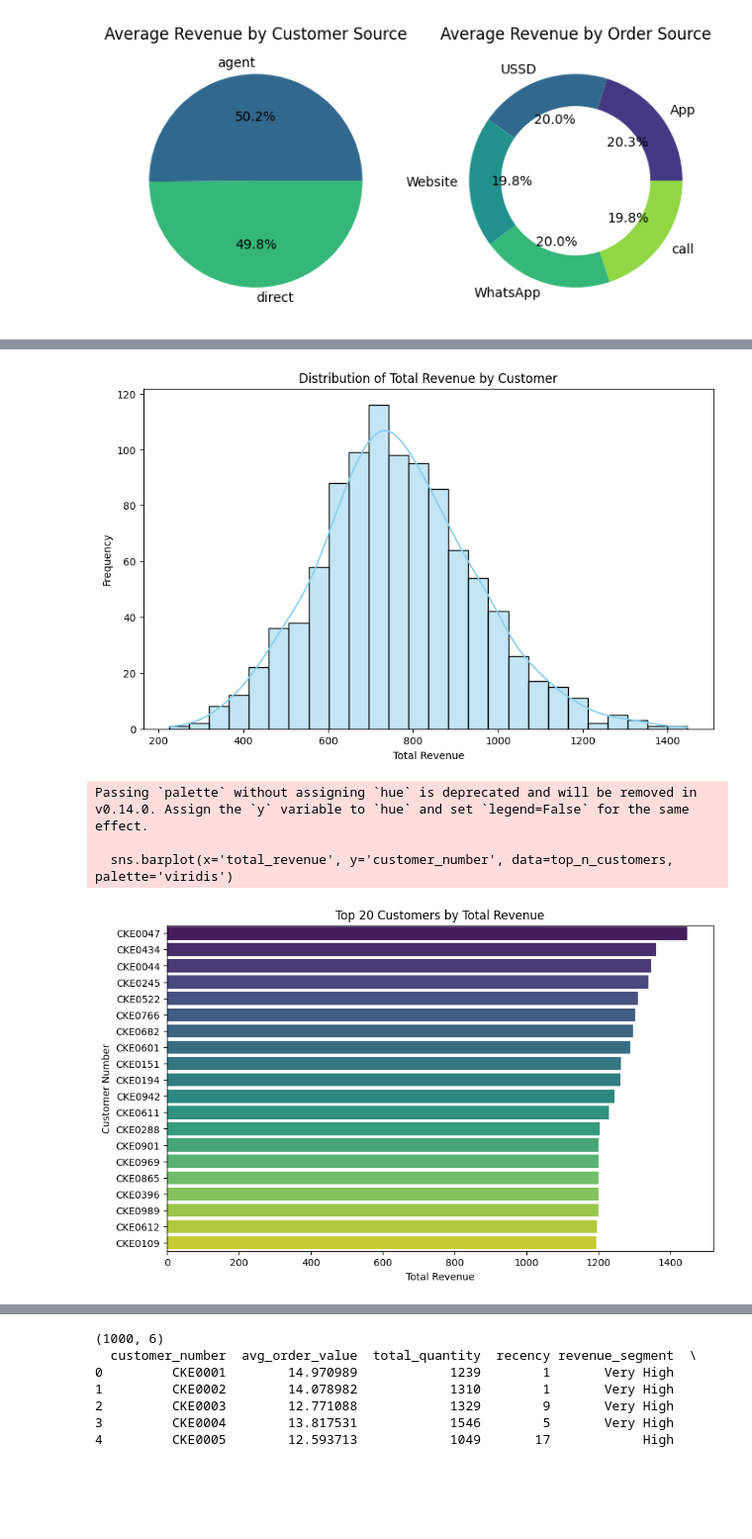
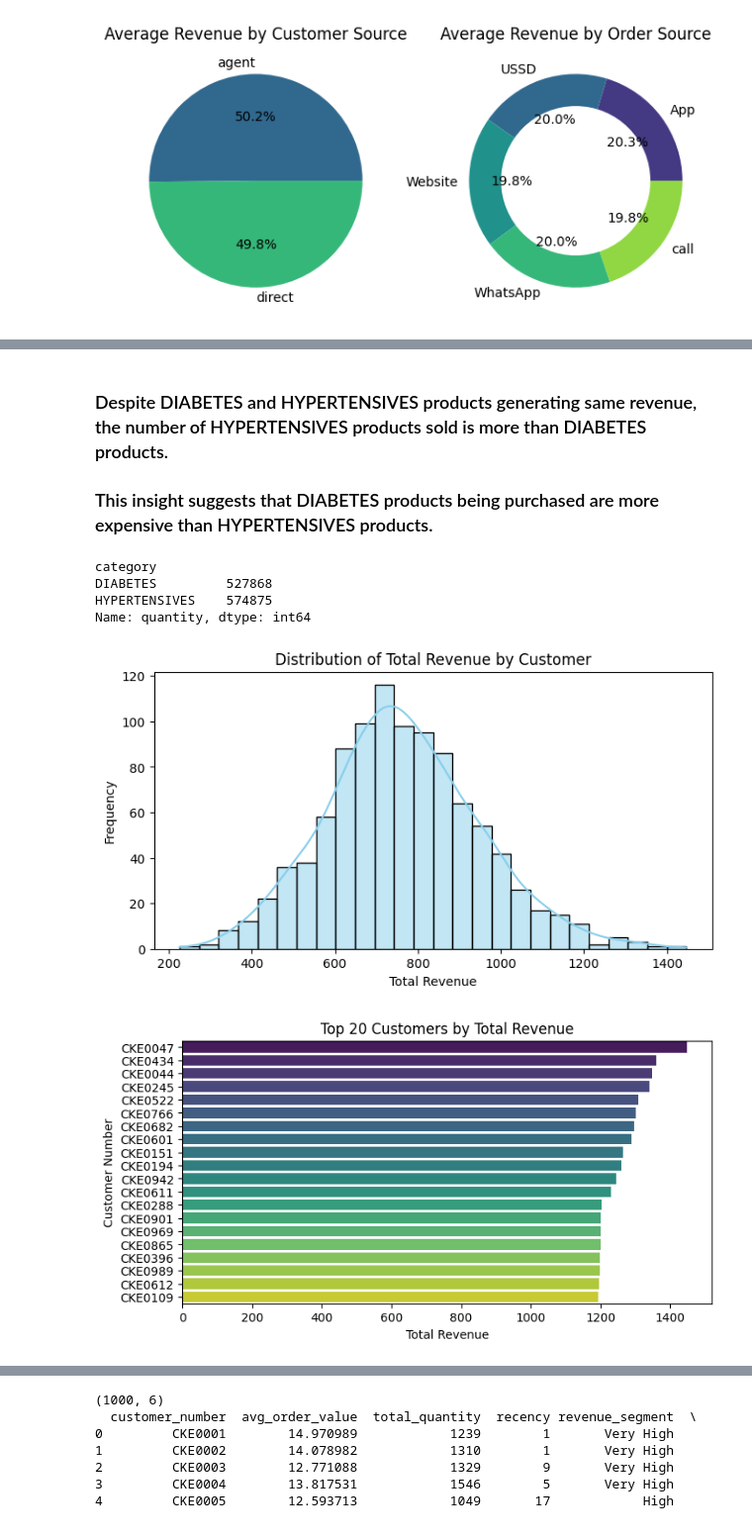
Before and after one commit to naveen-malla/Customer-Segmentation-and-SKU-Forecasting, a Jupyter notebook: customer_segmentation.ipynb, the cells around one changed output, grey strips where cells are left out. Shown at 99% size. Cells and saved outputs as stored; diff of their text form; code cells hidden in the pictures; blank space fills up the shorter version.

```diff
--- a/customer_segmentation.ipynb
+++ b/customer_segmentation.ipynb
@@ -208,27 +210,35 @@ fig.gca().add_artist(centre_circle)
+# %% [markdown]
+### Despite DIABETES and HYPERTENSIVES products generating same revenue, the number of HYPERTENSIVES products sold is more than DIABETES products.
+### This insight suggests that DIABETES products being purchased are more expensive than HYPERTENSIVES products.
+# %%
+total_products_sold = df.groupby('category')['quantity'].sum()
+print(total_products_sold)
+# %% [output]
+category
+DIABETES         527868
+HYPERTENSIVES    574875
+Name: quantity, dtype: int64
 # %%
 # Calculate total revenue for each customer
 total_revenue = df.groupby('customer_number')['revenue'].sum().reset_index()
 total_revenue.columns = ['customer_number', 'total_revenue']
 
 # Distribution Plot
-plt.figure(figsize=(10, 6))
+plt.figure(figsize=(8, 4))
 sns.histplot(total_revenue['total_revenue'], kde=True, color='skyblue')
 plt.title('Distribution of Total Revenue by Customer')
 plt.xlabel('Total Revenue')
 plt.ylabel('Frequency')
 plt.show()
 
 # Top N Bar Chart (Top 20 Customers)
 top_n_customers = total_revenue.nlargest(20, 'total_revenue')
-plt.figure(figsize=(10, 6))
+plt.figure(figsize=(8, 4))
 sns.barplot(x='total_revenue', y='customer_number', data=top_n_customers, palette='viridis')
 plt.title('Top 20 Customers by Total Revenue')
 plt.xlabel('Total Revenue')
 plt.ylabel('Customer Number')
 plt.show()
 # %% [output]
-[figure, old version]
+[figure, new version]
-Passing `palette` without assigning `hue` is deprecated and will be removed in v0.14.0. Assign the `y` variable to `hue` and set `legend=False` for the same effect.
-
-  sns.barplot(x='total_revenue', y='customer_number', data=top_n_customers, palette='viridis')
-[figure, old version]
+[figure, new version]
```
Also changed, not shown: parts of 36 cells of this notebook.
